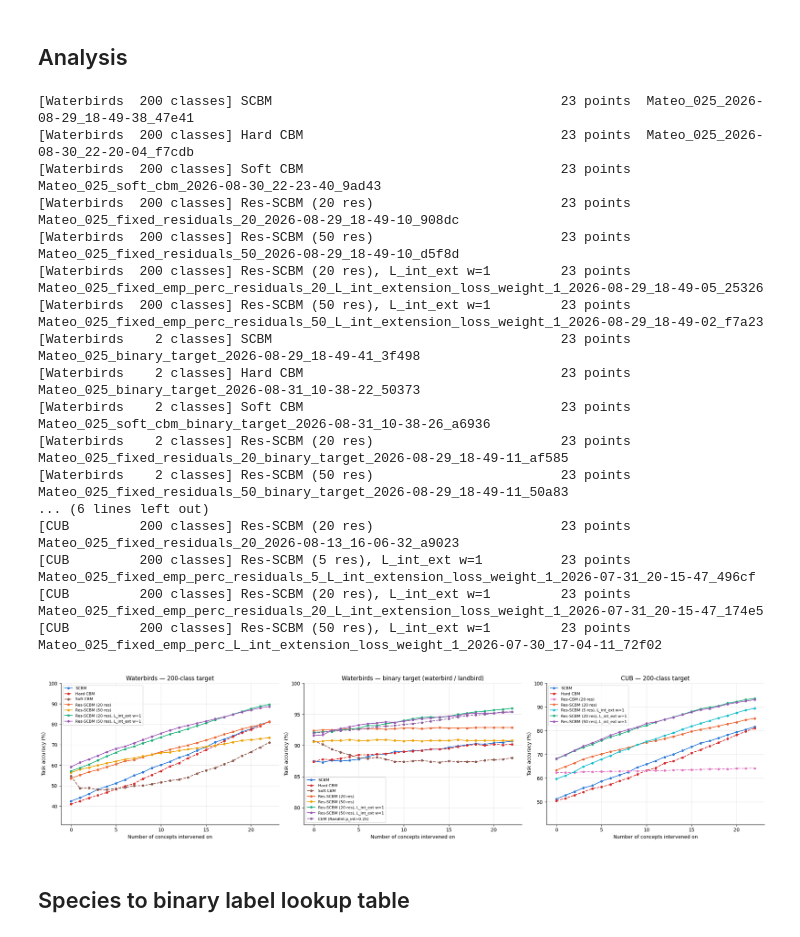
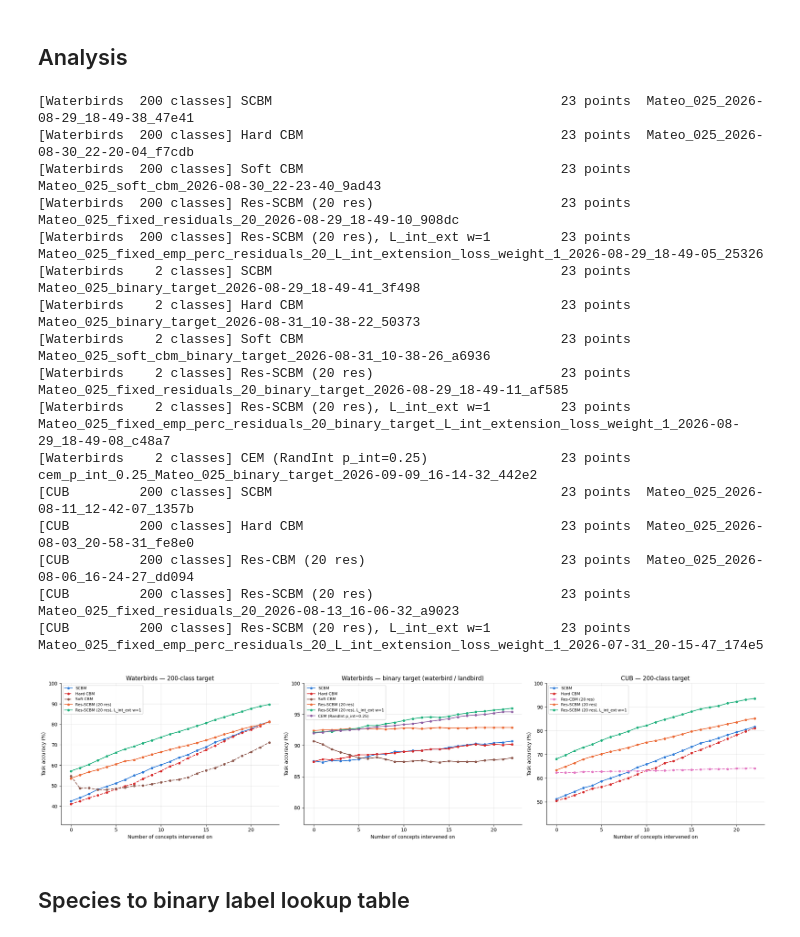
Before and after one commit to stephenmarcou/SCBM_implementation, a Jupyter notebook: waterbirds_analysis.ipynb, the cells around one changed output. Saved outputs shown, nothing was run; the diff lists cells and outputs as text; code cells hidden in the pictures.

```diff
--- a/waterbirds_analysis.ipynb
+++ b/waterbirds_analysis.ipynb
@@ -319,22 +319,20 @@ import matplotlib.pyplot as plt
 # subfolder. Listed explicitly so that adding new runs to experiments/ does not silently
 # change this plot; add a line here to include a run.
 WATERBIRDS_RUNS = [
+    # Only the 20-residual variants are kept: the residual width is not the question here,
+    # and the 5/50-residual runs crowd the panels. Their run dirs are in git history.
     # 200-class target
     ("SCBM", "scbm", "Mateo_025_2026-08-29_18-49-38_47e41"),
     ("Hard CBM", "cbm", "Mateo_025_2026-08-30_22-20-04_f7cdb"),
     ("Soft CBM", "cbm", "Mateo_025_soft_cbm_2026-08-30_22-23-40_9ad43"),
     ("Res-SCBM (20 res)", "scbm_residual", "Mateo_025_fixed_residuals_20_2026-08-29_18-49-10_908dc"),
-    ("Res-SCBM (50 res)", "scbm_residual", "Mateo_025_fixed_residuals_50_2026-08-29_18-49-10_d5f8d"),
     ("Res-SCBM (20 res), L_int_ext w=1", "scbm_residual", "Mateo_025_fixed_emp_perc_residuals_20_L_int_extension_loss_weight_1_2026-08-29_18-49-05_25326"),
-    ("Res-SCBM (50 res), L_int_ext w=1", "scbm_residual", "Mateo_025_fixed_emp_perc_residuals_50_L_int_extension_loss_weight_1_2026-08-29_18-49-02_f7a23"),
     # binary target (waterbird / landbird)
     ("SCBM", "scbm", "Mateo_025_binary_target_2026-08-29_18-49-41_3f498"),
     ("Hard CBM", "cbm", "Mateo_025_binary_target_2026-08-31_10-38-22_50373"),
     ("Soft CBM", "cbm", "Mateo_025_soft_cbm_binary_target_2026-08-31_10-38-26_a6936"),
     ("Res-SCBM (20 res)", "scbm_residual", "Mateo_025_fixed_residuals_20_binary_target_2026-08-29_18-49-11_af585"),
-    ("Res-SCBM (50 res)", "scbm_residual", "Mateo_025_fixed_residuals_50_binary_target_2026-08-29_18-49-11_50a83"),
     ("Res-SCBM (20 res), L_int_ext w=1", "scbm_residual", "Mateo_025_fixed_emp_perc_residuals_20_binary_target_L_int_extension_loss_weight_1_2026-08-29_18-49-08_c48a7"),
-    ("Res-SCBM (50 res), L_int_ext w=1", "scbm_residual", "Mateo_025_fixed_emp_perc_residuals_50_binary_target_L_int_extension_loss_weight_1_2026-08-29_18-49-02_be1b7"),
     # CEM (concept_learning="embedding") is registered under model_type "cbm", so it lands in
     # experiments/cbm/Waterbirds/. Caveat: it is the only run here trained on interventions
     # (RandInt, model.p_int=0.25), so its slope with concept count is not a like-for-like
@@ -350,14 +348,18 @@ CUB_RUNS = [
     ("Hard CBM", "cbm", "Mateo_025_2026-08-03_20-58-31_fe8e0"),
     ("Res-CBM (20 res)", "cbm_residual", "Mateo_025_2026-08-06_16-24-27_dd094"),
     ("Res-SCBM (20 res)", "scbm_residual", "Mateo_025_fixed_residuals_20_2026-08-13_16-06-32_a9023"),
-    ("Res-SCBM (5 res), L_int_ext w=1", "scbm_residual", "Mateo_025_fixed_emp_perc_residuals_5_L_int_extension_loss_weight_1_2026-07-31_20-15-47_496cf"),
     ("Res-SCBM (20 res), L_int_ext w=1", "scbm_residual", "Mateo_025_fixed_emp_perc_residuals_20_L_int_extension_loss_weight_1_2026-07-31_20-15-47_174e5"),
-    ("Res-SCBM (50 res), L_int_ext w=1", "scbm_residual", "Mateo_025_fixed_emp_perc_L_int_extension_loss_weight_1_2026-07-30_17-04-11_72f02"),
 ]
 
 # Dashed for the CBM family, solid for the (S)CBM ones, so the two groups stay
-# tellable apart where their colours sit close together.
+# tellable apart where their colours sit close together. The binary panel is the
+# exception -- see BINARY_ALL_SOLID below.
 LINESTYLES = {"cbm": "--", "cbm_residual": "--"}
+
+# The binary panel is drawn with every curve solid, telling the models apart by colour
+# alone: its curves sit in a narrow band near the top of the range, where a dashed line
+# reads as a gap in the curve rather than as a model family.
+BINARY_ALL_SOLID = True
 
 # One colour per label, so the same model is the same colour in every panel.
 COLORS = {
@@ -366,10 +368,7 @@ COLORS = {
     "Soft CBM": "#8c564b",
     "Res-CBM (20 res)": "#e377c2",
     "Res-SCBM (20 res)": "#eb6834",
-    "Res-SCBM (50 res)": "#eda100",
-    "Res-SCBM (5 res), L_int_ext w=1": "#17becf",
     "Res-SCBM (20 res), L_int_ext w=1": "#1baf7a",
-    "Res-SCBM (50 res), L_int_ext w=1": "#9b59b6",
     "CEM (RandInt p_int=0.25)": "#8e5ea2",
 }
 
@@ -437,43 +436,43 @@ for ax, (dataset, num_classes) in zip(axes[0], PANELS):
         ax.plot(
             r["x"], r["y"], marker="o", ms=4,
             color=COLORS.get(r["label"]),
-            linestyle=LINESTYLES.get(r["model_type"], "-"),
+            linestyle=("-" if (BINARY_ALL_SOLID and num_classes == 2)
+                       else LINESTYLES.get(r["model_type"], "-")),
             label=r["label"],
         )
     target = "binary target (waterbird / landbird)" if num_classes == 2 else f"{num_classes}-class target"
     ax.set_title(f"{dataset} — {target}")
     ax.set_xlabel("Number of concepts intervened on")
     ax.set_ylabel("Task accuracy (%)")
     # A binary target sits near the top of the range; clipping to [0, 100] would
     # flatten the curves, so pad around the data instead.
     lo = min(min(r["y"]) for r in group_runs)
     ax.set_ylim(max(0, lo - 10), 100)
     ax.grid(True, alpha=0.3)
     ax.legend(fontsize=8)
     ax.spines["top"].set_visible(False)
     ax.spines["right"].set_visible(False)
 
 fig.tight_layout()
 plt.show()
 # %% [output]
 [Waterbirds  200 classes] SCBM                                     23 points  Mateo_025_2026-08-29_18-49-38_47e41
 [Waterbirds  200 classes] Hard CBM                                 23 points  Mateo_025_2026-08-30_22-20-04_f7cdb
 [Waterbirds  200 classes] Soft CBM                                 23 points  Mateo_025_soft_cbm_2026-08-30_22-23-40_9ad43
 [Waterbirds  200 classes] Res-SCBM (20 res)                        23 points  Mateo_025_fixed_residuals_20_2026-08-29_18-49-10_908dc
-[Waterbirds  200 classes] Res-SCBM (50 res)                        23 points  Mateo_025_fixed_residuals_50_2026-08-29_18-49-10_d5f8d
 [Waterbirds  200 classes] Res-SCBM (20 res), L_int_ext w=1         23 points  Mateo_025_fixed_emp_perc_residuals_20_L_int_extension_loss_weight_1_2026-08-29_18-49-05_25326
-[Waterbirds  200 classes] Res-SCBM (50 res), L_int_ext w=1         23 points  Mateo_025_fixed_emp_perc_residuals_50_L_int_extension_loss_weight_1_2026-08-29_18-49-02_f7a23
 [Waterbirds    2 classes] SCBM                                     23 points  Mateo_025_binary_target_2026-08-29_18-49-41_3f498
 [Waterbirds    2 classes] Hard CBM                                 23 points  Mateo_025_binary_target_2026-08-31_10-38-22_50373
 [Waterbirds    2 classes] Soft CBM                                 23 points  Mateo_025_soft_cbm_binary_target_2026-08-31_10-38-26_a6936
 [Waterbirds    2 classes] Res-SCBM (20 res)                        23 points  Mateo_025_fixed_residuals_20_binary_target_2026-08-29_18-49-11_af585
-[Waterbirds    2 classes] Res-SCBM (50 res)                        23 points  Mateo_025_fixed_residuals_50_binary_target_2026-08-29_18-49-11_50a83
-... (6 lines left out)
+[Waterbirds    2 classes] Res-SCBM (20 res), L_int_ext w=1         23 points  Mateo_025_fixed_emp_perc_residuals_20_binary_target_L_int_extension_loss_weight_1_2026-08-29_18-49-08_c48a7
+[Waterbirds    2 classes] CEM (RandInt p_int=0.25)                 23 points  cem_p_int_0.25_Mateo_025_binary_target_2026-09-09_16-14-32_442e2
+[CUB         200 classes] SCBM                                     23 points  Mateo_025_2026-08-11_12-42-07_1357b
+[CUB         200 classes] Hard CBM                                 23 points  Mateo_025_2026-08-03_20-58-31_fe8e0
+[CUB         200 classes] Res-CBM (20 res)                         23 points  Mateo_025_2026-08-06_16-24-27_dd094
 [CUB         200 classes] Res-SCBM (20 res)                        23 points  Mateo_025_fixed_residuals_20_2026-08-13_16-06-32_a9023
-[CUB         200 classes] Res-SCBM (5 res), L_int_ext w=1          23 points  Mateo_025_fixed_emp_perc_residuals_5_L_int_extension_loss_weight_1_2026-07-31_20-15-47_496cf
 [CUB         200 classes] Res-SCBM (20 res), L_int_ext w=1         23 points  Mateo_025_fixed_emp_perc_residuals_20_L_int_extension_loss_weight_1_2026-07-31_20-15-47_174e5
-[CUB         200 classes] Res-SCBM (50 res), L_int_ext w=1         23 points  Mateo_025_fixed_emp_perc_L_int_extension_loss_weight_1_2026-07-30_17-04-11_72f02
-[figure, old version]
+[figure, new version]
 # %% [markdown]
 ## Species to binary label lookup table
 # %% [markdown]
```
Also changed, not shown: parts of 4 cells of this notebook, 7 other files.
